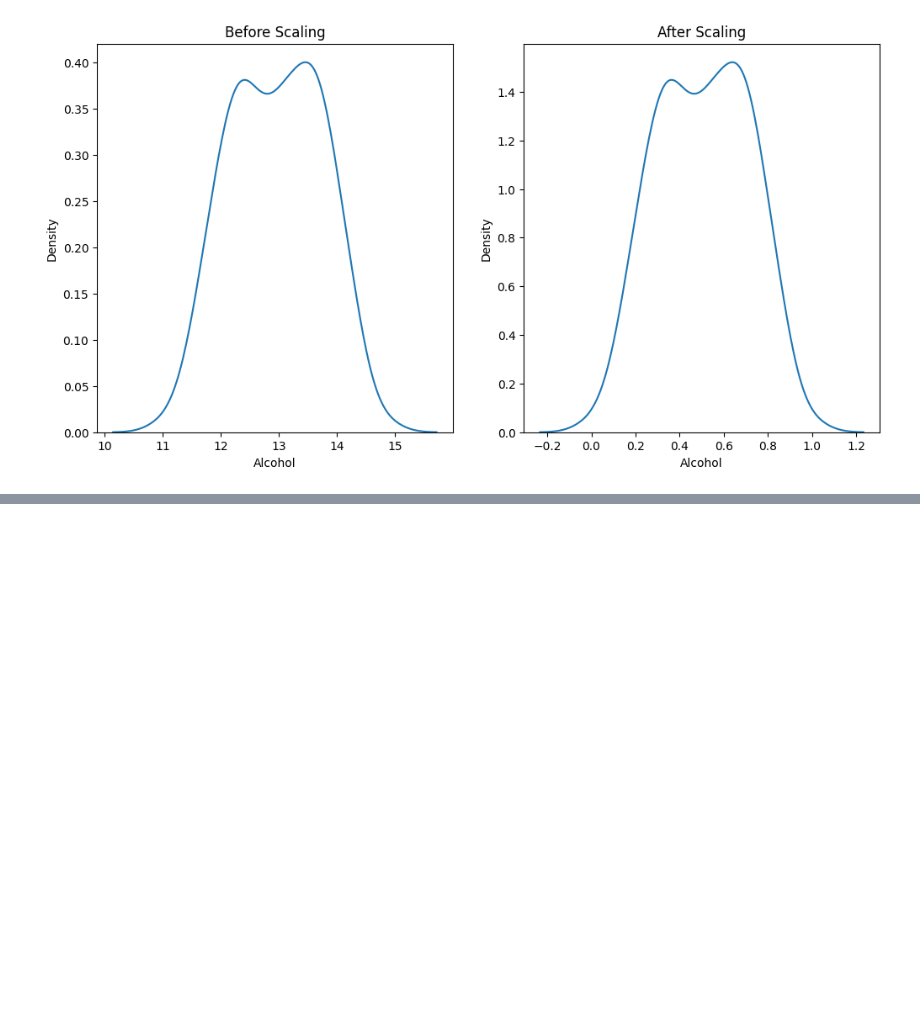
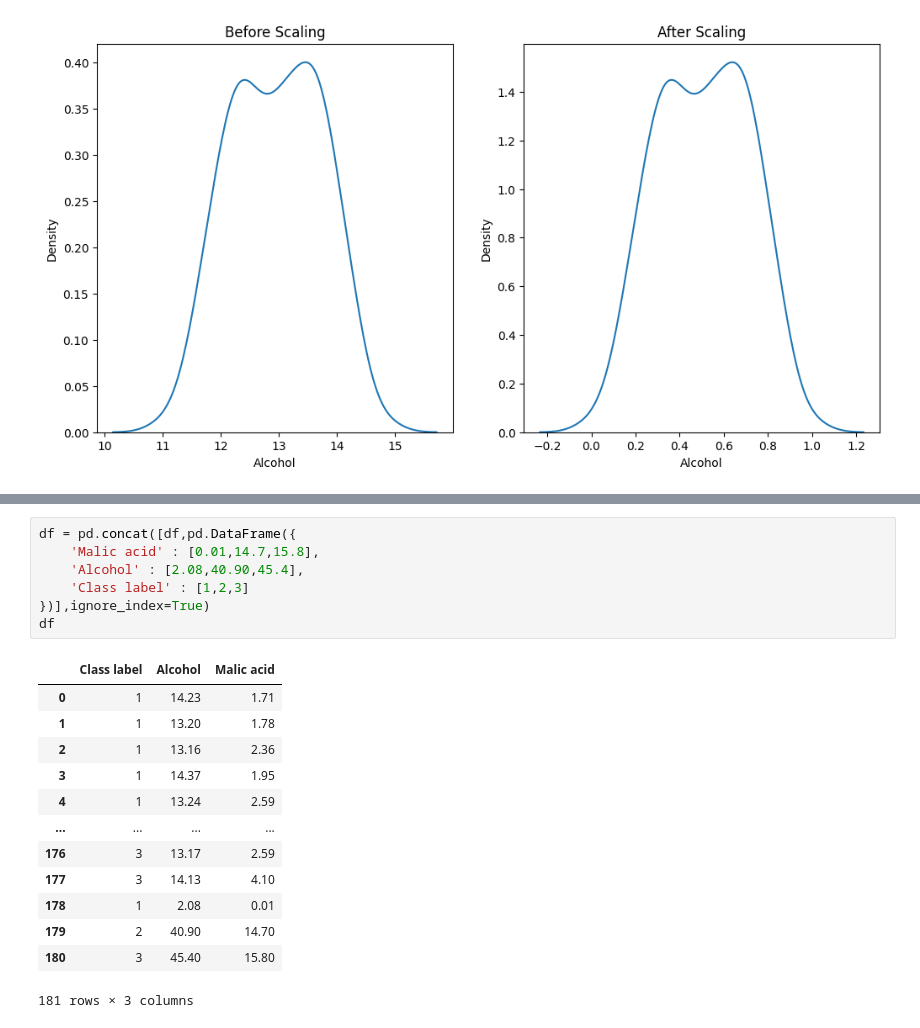
Before and after one commit to Piyushjain-572/EDA_and_Feature_Engineering, a Jupyter notebook: Feature_Scaling_Normalization.ipynb, the cells around one changed output, grey strips where cells are left out. Saved outputs shown, nothing was run; the diff lists cells and outputs as text; blank space fills up the shorter version.

```diff
--- a/Feature_Scaling_Normalization.ipynb
+++ b/Feature_Scaling_Normalization.ipynb
@@ -130,0 +135,21 @@ sns.kdeplot(X_train_scaled['Alcohol'], ax=ax2)
+# %%
+df = pd.concat([df,pd.DataFrame({
+    'Malic acid' : [0.01,14.7,15.8],
+    'Alcohol' : [2.08,40.90,45.4],
+    'Class label' : [1,2,3]
+})],ignore_index=True)
+df
+# %% [output]
+|  | Class label | Alcohol | Malic acid |
+| 0 | 1 | 14.23 | 1.71 |
+| 1 | 1 | 13.20 | 1.78 |
+| 2 | 1 | 13.16 | 2.36 |
+| 3 | 1 | 14.37 | 1.95 |
+| 4 | 1 | 13.24 | 2.59 |
+| ... | ... | ... | ... |
+| 176 | 3 | 13.17 | 2.59 |
+| 177 | 3 | 14.13 | 4.10 |
+| 178 | 1 | 2.08 | 0.01 |
+| 179 | 2 | 40.90 | 14.70 |
+| 180 | 3 | 45.40 | 15.80 |
+181 rows × 3 columns
```
Also changed, not shown: parts of 6 cells of this notebook.
